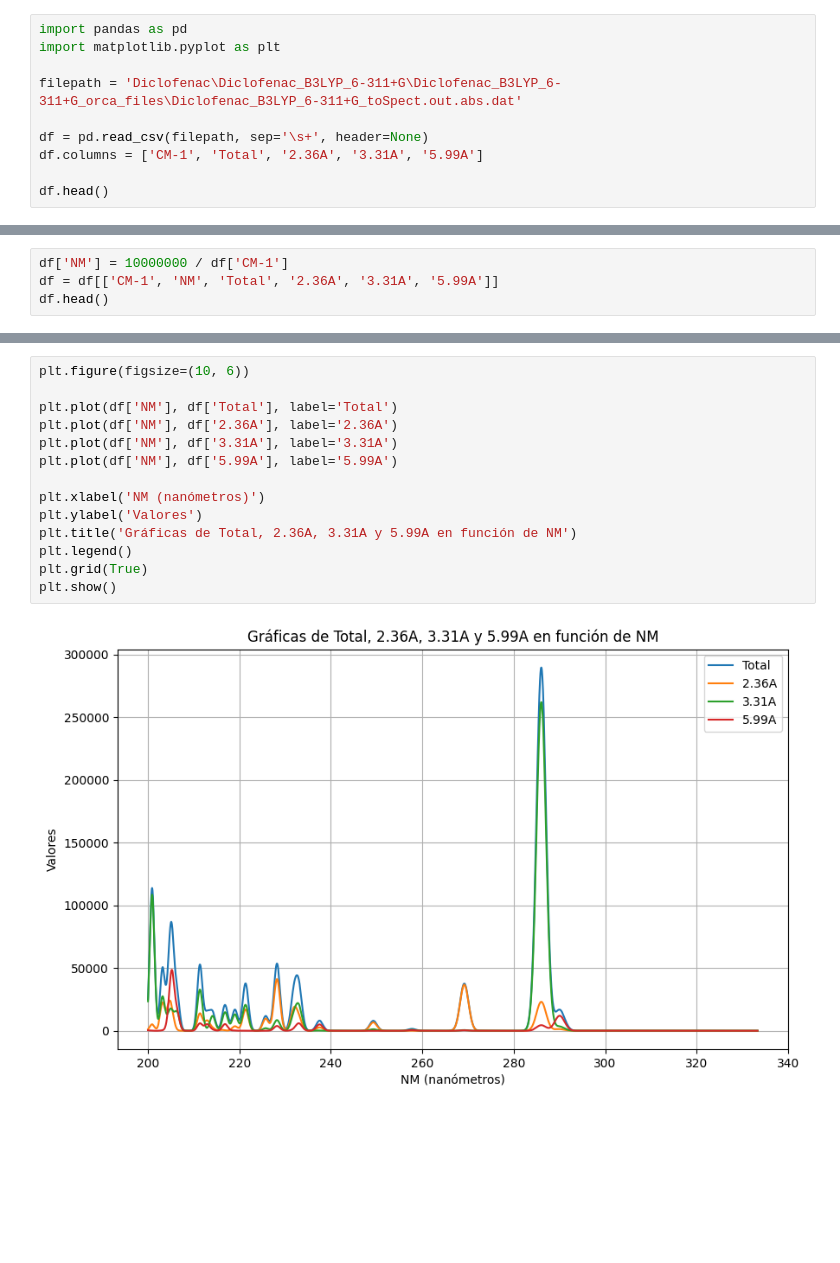
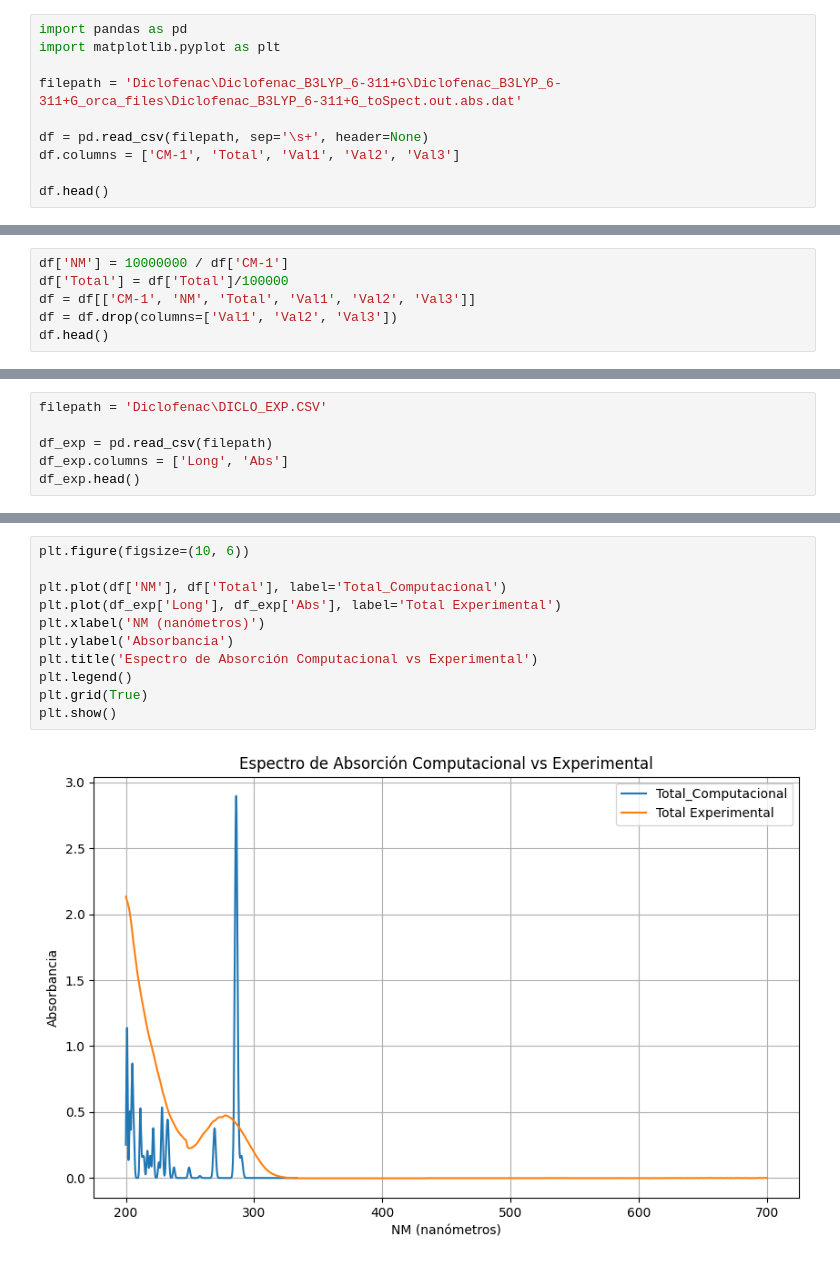
Before and after one commit to moraleseoscar/CMC-AntibioticsDockingAnalysis, a Jupyter notebook: Generate_graphs.ipynb, the cells around one changed output, grey strips where cells are left out. Cells and saved outputs as stored; diff of their text form; blank space fills up the shorter version.

Commit message:
experimental data to graph

```diff
--- a/Generate_graphs.ipynb
+++ b/Generate_graphs.ipynb
@@ -5,7 +5,7 @@ import matplotlib.pyplot as plt
 filepath = 'Diclofenac\Diclofenac_B3LYP_6-311+G\Diclofenac_B3LYP_6-311+G_orca_files\Diclofenac_B3LYP_6-311+G_toSpect.out.abs.dat'
 
 df = pd.read_csv(filepath, sep='\s+', header=None)
-df.columns = ['CM-1', 'Total', '2.36A', '3.31A', '5.99A']
+df.columns = ['CM-1', 'Total', 'Val1', 'Val2', 'Val3']
 
 df.head()
 # %% [output]
@@ -17,6 +17,8 @@ df.head()
 | 4 | 30016.0 | 0.0 | 0.0 | 0.0 | 0.0 |
 # %%
 df['NM'] = 10000000 / df['CM-1']
-df = df[['CM-1', 'NM', 'Total', '2.36A', '3.31A', '5.99A']]
+df['Total'] = df['Total']/100000
+df = df[['CM-1', 'NM', 'Total', 'Val1', 'Val2', 'Val3']]
+df = df.drop(columns=['Val1', 'Val2', 'Val3'])
 df.head()
 # %% [output]
@@ -28,0 +33,6 @@ df.head()
+# %%
+filepath = 'Diclofenac\DICLO_EXP.CSV'
+
+df_exp = pd.read_csv(filepath)
+df_exp.columns = ['Long', 'Abs']
+df_exp.head()
@@ -29,16 +48,13 @@ df.head()
 # %%
 plt.figure(figsize=(10, 6))
 
-plt.plot(df['NM'], df['Total'], label='Total')
-plt.plot(df['NM'], df['2.36A'], label='2.36A')
-plt.plot(df['NM'], df['3.31A'], label='3.31A')
-plt.plot(df['NM'], df['5.99A'], label='5.99A')
-
+plt.plot(df['NM'], df['Total'], label='Total_Computacional')
+plt.plot(df_exp['Long'], df_exp['Abs'], label='Total Experimental')
 plt.xlabel('NM (nanómetros)')
-plt.ylabel('Valores')
-plt.title('Gráficas de Total, 2.36A, 3.31A y 5.99A en función de NM')
+plt.ylabel('Absorbancia')
+plt.title('Espectro de Absorción Computacional vs Experimental')
 plt.legend()
 plt.grid(True)
 plt.show()
 # %% [output]
-[figure, old version]
+[figure, new version]
```
Also changed, not shown: parts of 5 cells of this notebook, 1 other file.
